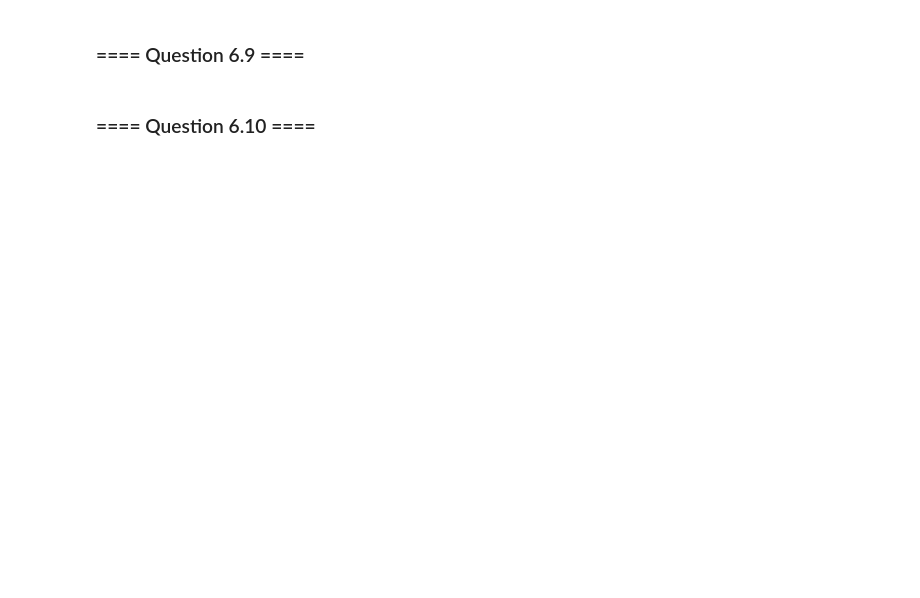
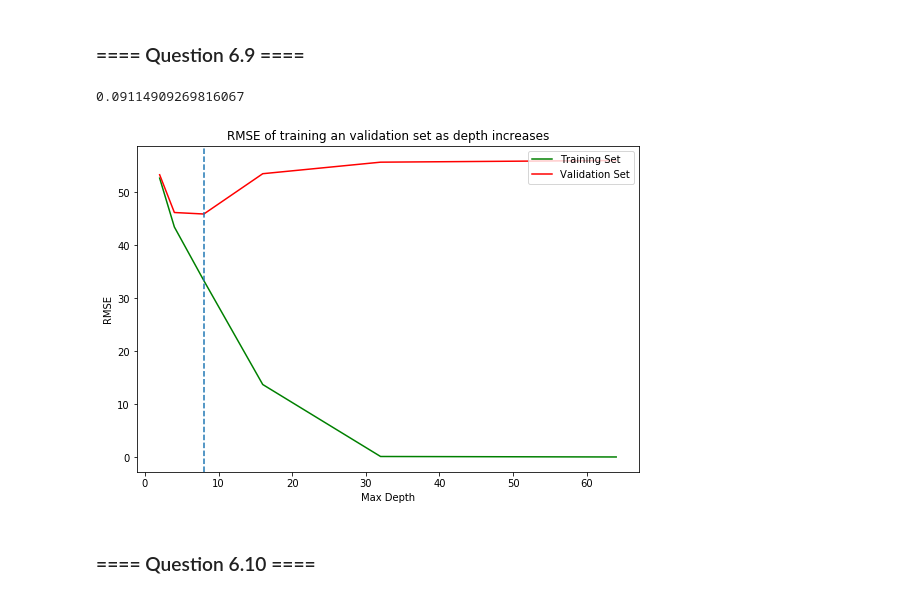
Before and after one commit to SamirFarhat17/applied-machine-learning, a Jupyter notebook: Assignment_2.ipynb, the cells around one changed output. Saved outputs shown, nothing was run; the diff lists cells and outputs as text; code cells hidden in the pictures; blank space fills up the shorter version.

```diff
--- a/Assignment_2.ipynb
+++ b/Assignment_2.ipynb
@@ -663,0 +675,21 @@ We can see that the first principal component is quite similar to the mean in te
+# %%
+NOx_x = NOx_features.values
+NOx_y = NOx_targets.values
+
+NOx_X = []
+NOx_Y = []
+for entry in range(0,8937):
+    NOx_X.append(NOx_x[train_set[entry]])
+    NOx_Y.append(NOx_y[train_set[entry]])
+
+NOx_Xvalid = []
+NOx_Yvalid = []
+for entry in range(0,2234):
+    NOx_Xvalid.append(NOx_x[valid_set[entry]])
+    NOx_Yvalid.append(NOx_y[valid_set[entry]])
+
+NOx_Xtest = []
+NOx_Ytest = []
+for entry in range(0,3724):
+    NOx_Xtest.append(NOx_x[test_set[entry]])
+    NOx_Ytest.append(NOx_y[test_set[entry]])
@@ -676,4 +807,30 @@ We can see that the first principal component is quite similar to the mean in te
 # %% [markdown]
 ### ==== Question 6.9 ====
+# %%
+depths = [2, 4, 8, 16, 32, 64]
+dtr_training = []
+dtr_validation = []
+for depth in depths:
+    DTR = DecisionTreeRegressor(max_depth=depth, random_state=0)
+    dtr_train = DTR.fit(NOx_X, NOx_Y)
+    dtr_trainpredict = dtr_train.predict(NOx_X)
+    dtr_valid = dtr_train.predict(NOx_Xvalid)
+    dtr_training.append(np.sqrt(sklearn.metrics.mean_squared_error(NOx_Y, dtr_trainpredict)))
+    dtr_validation.append(np.sqrt(sklearn.metrics.mean_squared_error(NOx_Yvalid, dtr_valid)))
+
+fig, rmseT =plt.subplots(figsize =(9,6))
+
+plt.title('RMSE of training an validation set as depth increases')
+rmseT.set_xlabel('Max Depth')
+rmseT.set_ylabel('RMSE')
+rmseT.plot(depths, dtr_training, c ='g')
+rmseT.plot(depths, dtr_validation, c = 'r')
+plt.legend(['Training Set', 'Validation Set'], loc='upper right')
+
+rmseT.axvline(8, linestyle='--')
+print(dtr_training[4])80.21061649413826
+# %% [output]
+0.09114909269816067
+[figure, added]
 # %% [markdown]
 ### ==== Question 6.10 ====
```
Also changed, not shown: parts of 24 cells of this notebook.
